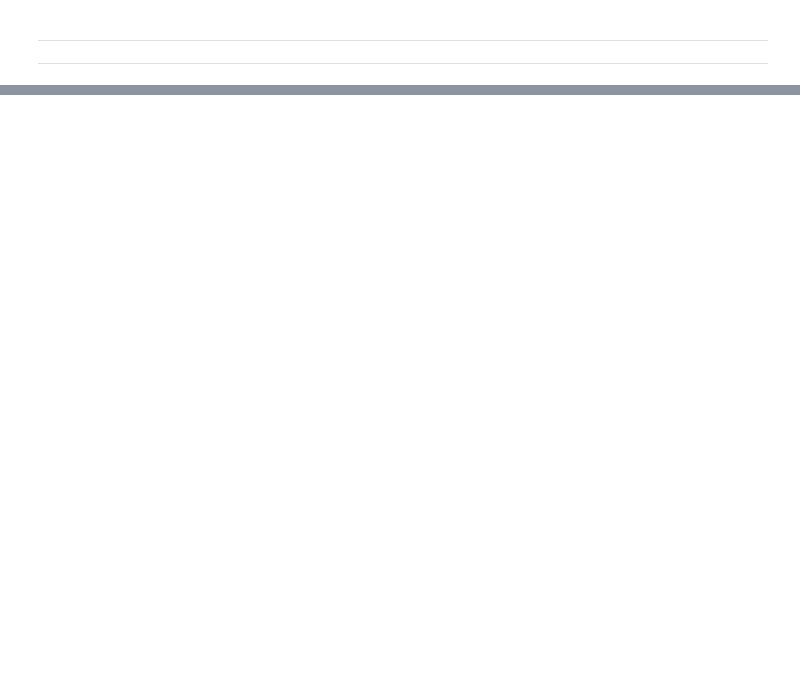
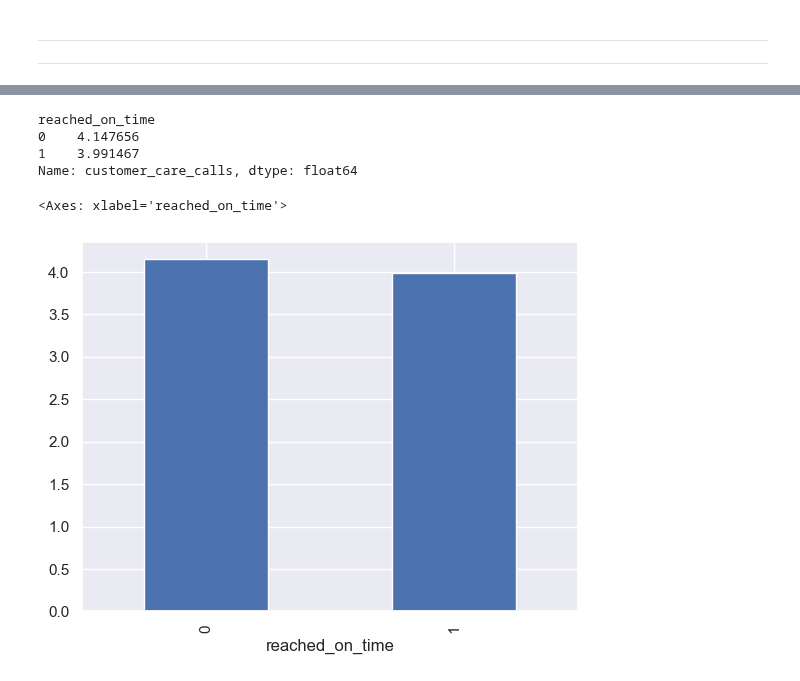
Before and after one commit to rajesh-coventry/Projects, a Jupyter notebook: 02_Data_Visuallization/05_E-Commerce_Shipping/01_Main_Drivers_of_Late_Deliveries.ipynb, the cells around one changed output, grey strips where cells are left out. Saved outputs shown, nothing was run; the diff lists cells and outputs as text; code cells hidden in the pictures; blank space fills up the shorter version.

```diff
--- a/02_Data_Visuallization/05_E-Commerce_Shipping/01_Main_Drivers_of_Late_Deliveries.ipynb
+++ b/02_Data_Visuallization/05_E-Commerce_Shipping/01_Main_Drivers_of_Late_Deliveries.ipynb
@@ -344,0 +363,12 @@ This confirms to same conclusion: There is unusual relation between the `on_time
+# %%
+data.groupby(by= "reached_on_time")["customer_care_calls"].mean()
+# %% [output]
+reached_on_time
+0    4.147656
+1    3.991467
+Name: customer_care_calls, dtype: float64
+# %%
+data.groupby(by= "reached_on_time")["customer_care_calls"].mean().plot(kind= "bar")
+# %% [output]
+<Axes: xlabel='reached_on_time'>
+[figure, added]
```
Also changed, not shown: parts of 27 cells of this notebook, 1 other file.
